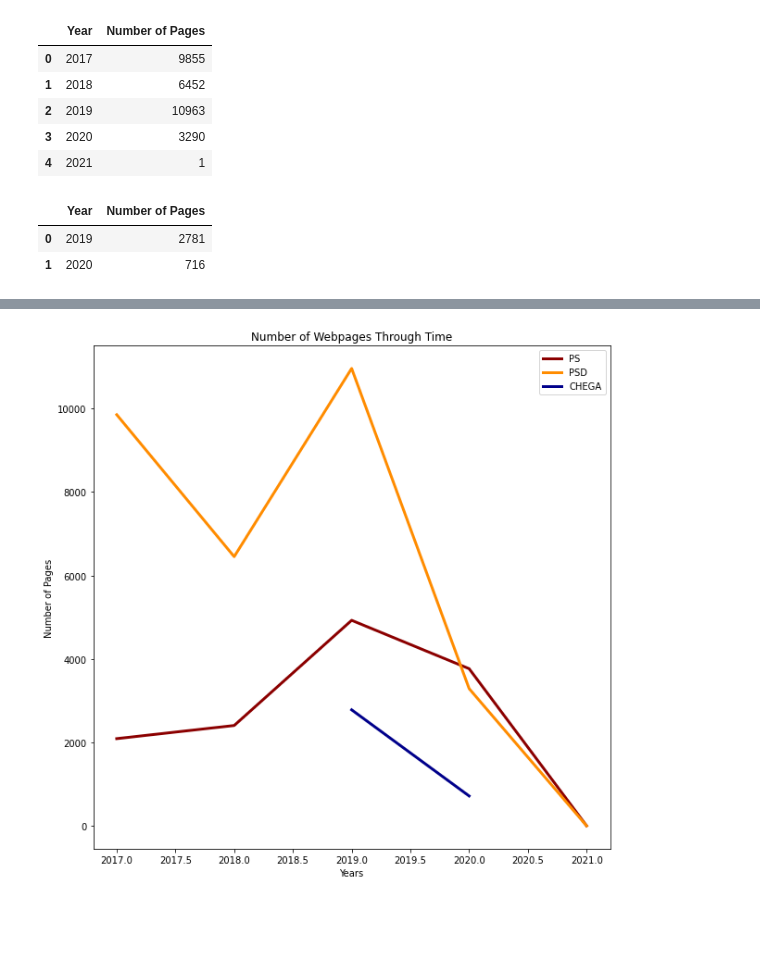
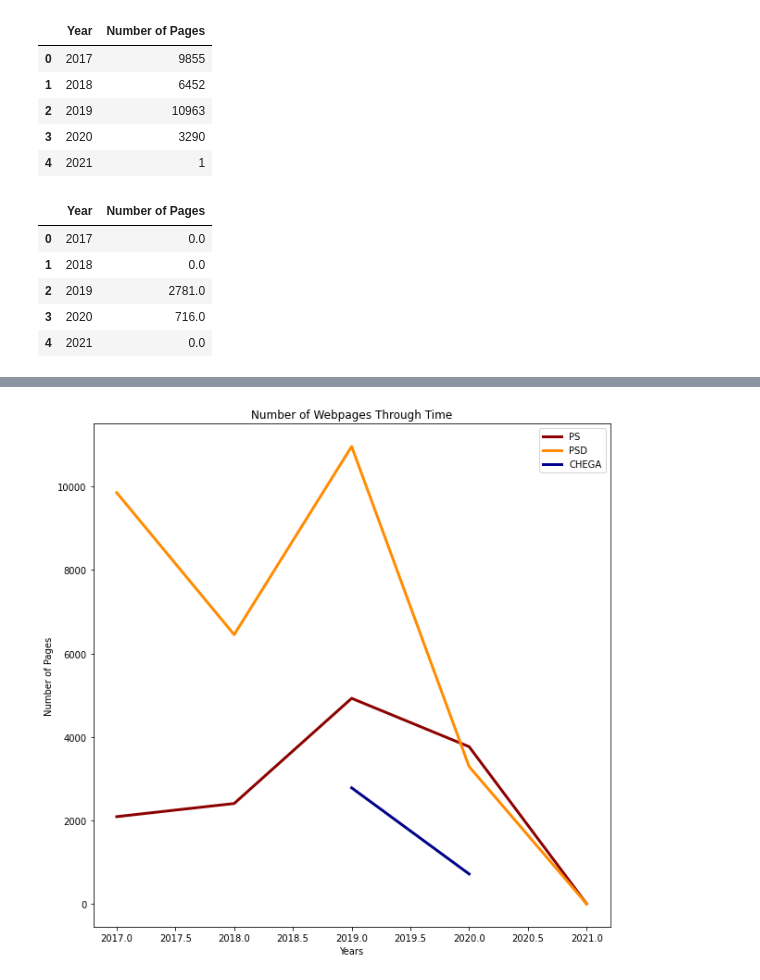
Before and after one commit to mariacrnr/feup-pri, a Jupyter notebook: data_exploration.ipynb, the cells around one changed output, grey strips where cells are left out. Cells and saved outputs as stored; diff of their text form; code cells hidden in the pictures; blank space fills up the shorter version.

```diff
--- a/data_exploration.ipynb
+++ b/data_exploration.ipynb
@@ -116,11 +116,13 @@ plt.show()
 # %% [markdown]
 ### Number of Webpages Through Time per Political Groups
 # %%
-def pages_through_time(df):
+def pages_through_time(df, start, end):
     group_by_year = df['text'].groupby(by=[df['date'].dt.year])
 
     pages_through_time = group_by_year.count().reset_index()
     pages_through_time.rename({'date': 'Year', 'text': 'Number of Pages'}, axis='columns', inplace=True)
 
+    pages_through_time = pages_through_time.merge(how='right', on=['Year'], right = pd.DataFrame({'Year':np.arange(start, end)})).sort_values(by=["Year"]).reset_index().fillna(int(0)).drop(['index'], axis=1)
+
     return pages_through_time
 # %%
@@ -144,9 +146,12 @@ psd_pages
 | 3 | 2020 | 3290 |
 | 4 | 2021 | 1 |
 # %%
-ch_pages = pages_through_time(ch)
+ch_pages = pages_through_time(ch, 2017, 2022)
 ch_pages
 # %% [output]
 |  | Year | Number of Pages |
-| 0 | 2019 | 2781 |
-| 1 | 2020 | 716 |
+| 0 | 2017 | 0.0 |
+| 1 | 2018 | 0.0 |
+| 2 | 2019 | 2781.0 |
+| 3 | 2020 | 716.0 |
+| 4 | 2021 | 0.0 |
```
Also changed, not shown: parts of 5 cells of this notebook.
